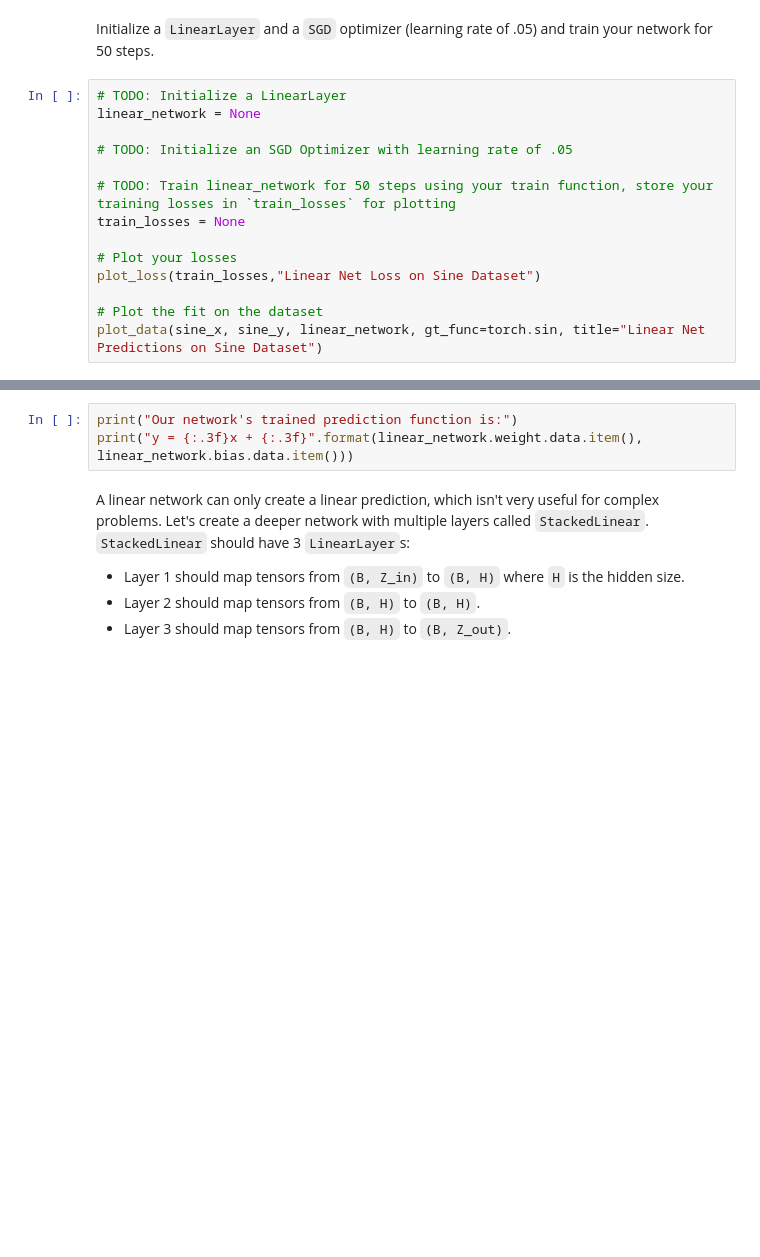
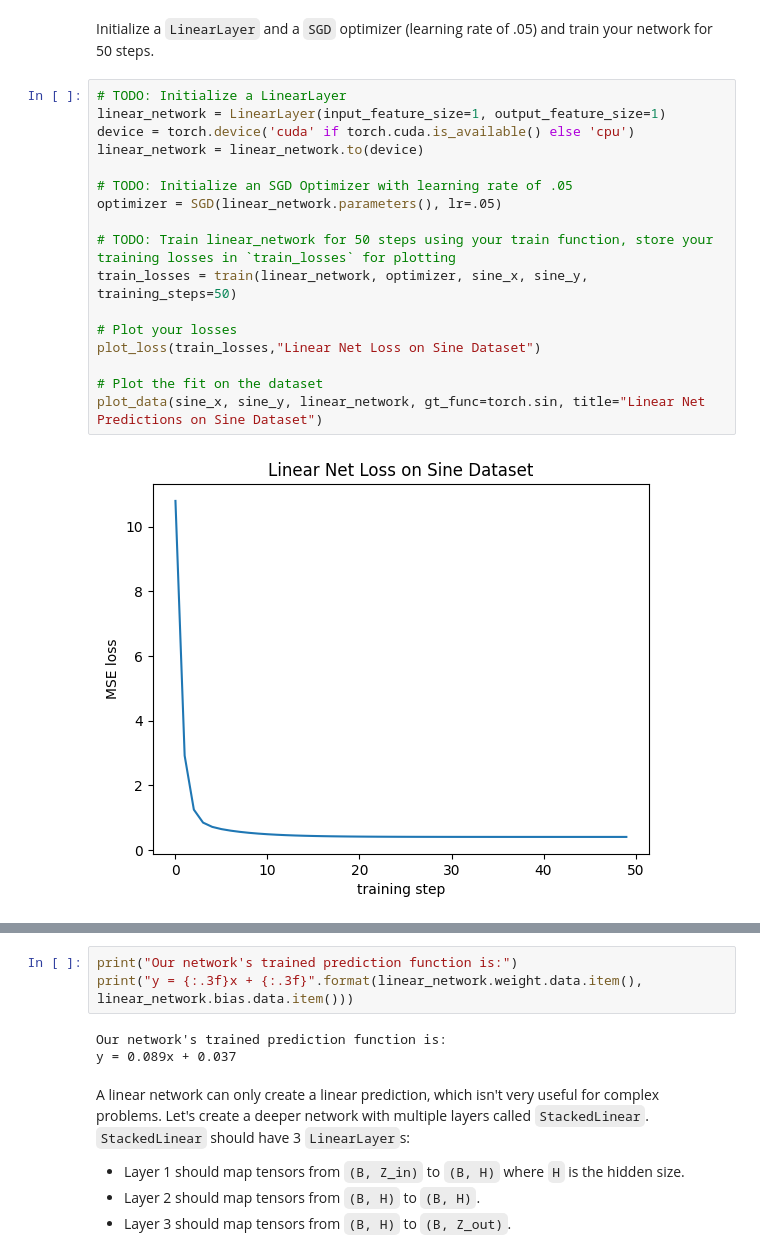
Before and after one commit to ldsbalu/Balu-Portfolio, a Jupyter notebook: lab2_modules_training.ipynb, the cells around one changed output, grey strips where cells are left out. Cells and saved outputs as stored; diff of their text form; blank space fills up the shorter version.

```diff
--- a/lab2_modules_training.ipynb
+++ b/lab2_modules_training.ipynb
@@ -439,15 +469,20 @@ plot_data(sine_x, sine_y, title="Sine wave dataset")
 Initialize a `LinearLayer` and a `SGD` optimizer (learning rate of .05) and train your network for 50 steps.
 # %%
 # TODO: Initialize a LinearLayer
-linear_network = None
+linear_network = LinearLayer(input_feature_size=1, output_feature_size=1)
+device = torch.device('cuda' if torch.cuda.is_available() else 'cpu')
+linear_network = linear_network.to(device)
 
 # TODO: Initialize an SGD Optimizer with learning rate of .05
+optimizer = SGD(linear_network.parameters(), lr=.05)
 
 # TODO: Train linear_network for 50 steps using your train function, store your training losses in `train_losses` for plotting
-train_losses = None
+train_losses = train(linear_network, optimizer, sine_x, sine_y, training_steps=50)
 
 # Plot your losses
 plot_loss(train_losses,"Linear Net Loss on Sine Dataset")
 
 # Plot the fit on the dataset
 plot_data(sine_x, sine_y, linear_network, gt_func=torch.sin, title="Linear Net Predictions on Sine Dataset")
+# %% [output]
+[figure, added]
@@ -454,6 +490,9 @@ plot_data(sine_x, sine_y, linear_network, gt_func=torch.sin, title="Linear Net P
 # %%
 print("Our network's trained prediction function is:")
 print("y = {:.3f}x + {:.3f}".format(linear_network.weight.data.item(), linear_network.bias.data.item()))
+# %% [output]
+Our network's trained prediction function is:
+y = 0.089x + 0.037
 # %% [markdown]
 A linear network can only create a linear prediction, which isn't very useful for complex problems. Let's create a deeper network with multiple layers called `StackedLinear`.
 `StackedLinear` should have 3 `LinearLayer`s:
```
Also changed, not shown: parts of 17 cells of this notebook.
